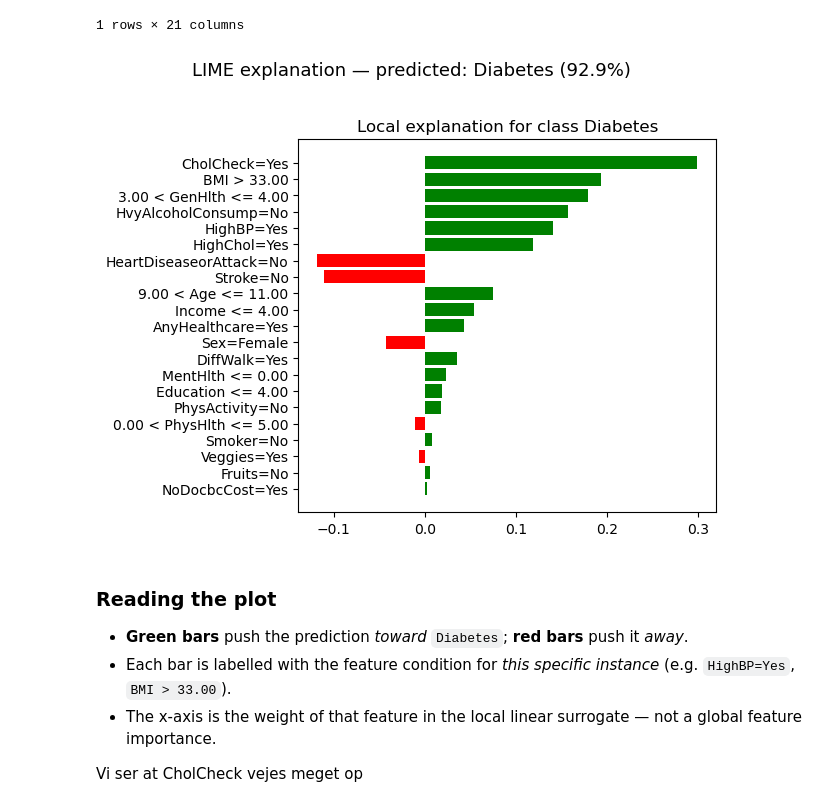
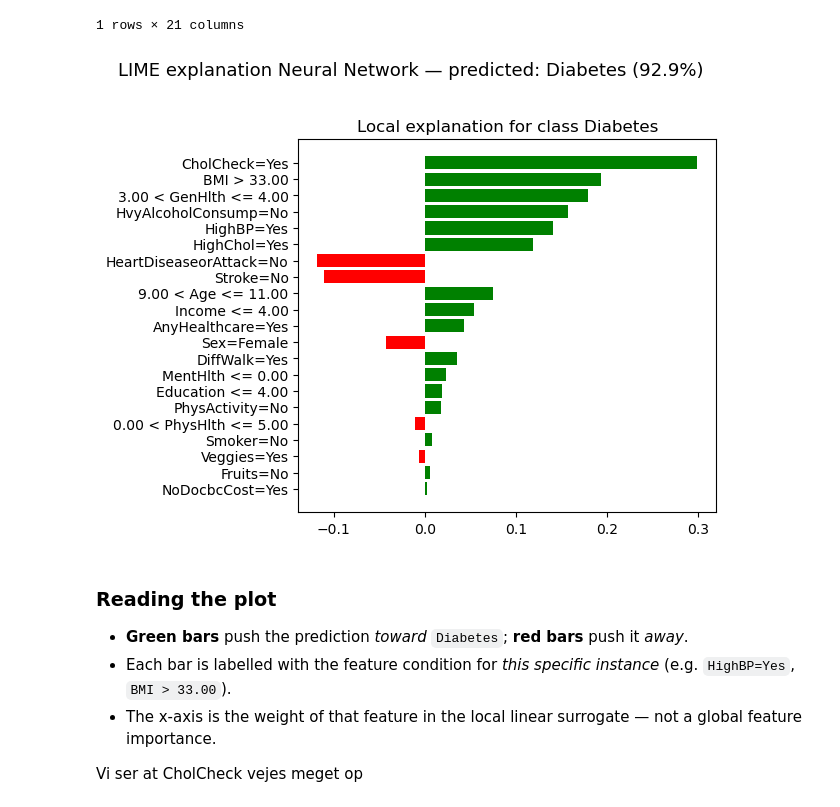
Before and after one commit to nosywe-byte/Project-1-XAI, a Jupyter notebook: NN analysis.ipynb, the cells around one changed output. Cells and saved outputs as stored; diff of their text form; code cells hidden in the pictures.

```diff
--- a/NN analysis.ipynb
+++ b/NN analysis.ipynb
@@ -192,18 +193,18 @@ Class probabilities: {'No diabetes': np.float32(0.071), 'Diabetes': np.float32(0
 # %%
 exp = explainer.explain_instance(
     data_row=instance,
     predict_fn=predict_proba,
     num_features=21,      # top-10 features in the explanation
     num_samples=5000,     # neighbourhood samples for the surrogate
 )
 
 fig = exp.as_pyplot_figure(label=pos_label)
-fig.suptitle(f'LIME explanation — predicted: {pred_class} ({pred_proba.max():.1%})',
+fig.suptitle(f'LIME explanation Neural Network — predicted: {pred_class} ({pred_proba.max():.1%})',
              fontsize=13, y=1.02)
 plt.tight_layout()
 plt.show()
 # %% [output]
-[figure, old version]
+[figure, new version]
 # %% [markdown]
 ### Reading the plot
 - **Green bars** push the prediction *toward* `Diabetes`; **red bars** push it *away*.
```
Also changed, not shown: parts of 6 cells of this notebook, 2 other files.
